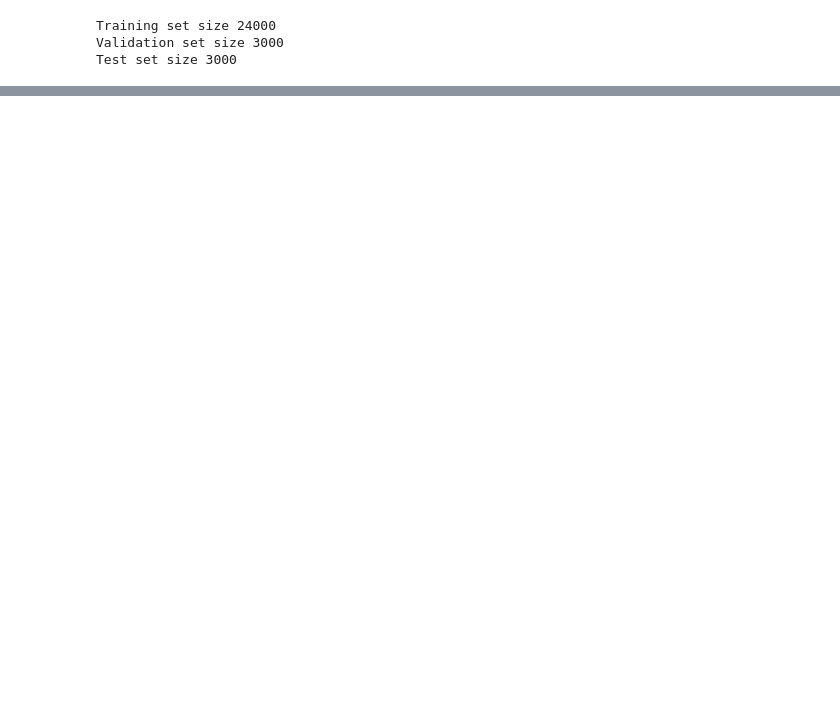
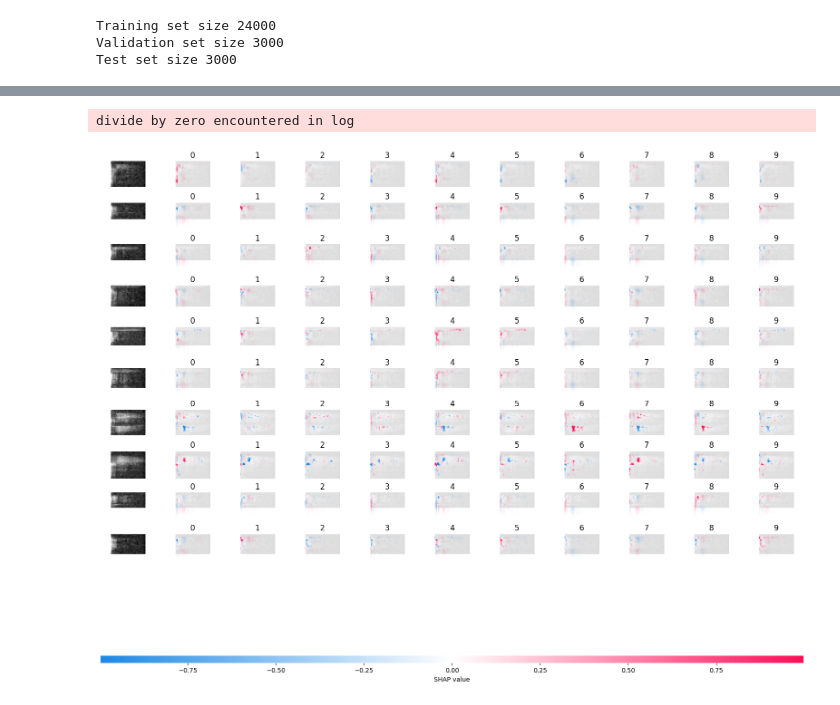
Before and after one commit to RocketFan/audio-mnist, a Jupyter notebook: train.ipynb, the cells around one changed output, grey strips where cells are left out. Drawn from its saved outputs; the diff is of its cells as text; code cells hidden in the pictures; blank space fills up the shorter version.

Commit message:
feat: add shap explenation

```diff
--- a/train.ipynb
+++ b/train.ipynb
@@ -246,3 +249,26 @@ plt.show()
 # %%
 model.save('saved_models/digits_model.keras')
 model.save_weights('saved_models/digits_model_weights.h5')
+# %%
+import shap
+import numpy as np
+
+# Load the SHAP explainer
+explainer = shap.DeepExplainer(model, test_audio[:300])
+
+# Choose a set of instances to explain for each number (0-9)
+shap_images = []
+for i in range(10):
+    idx = np.where(test_labels == i)[0][0]
+    shap_images.append(test_audio[idx])
+
+shap_images = np.array(shap_images)
+shap_values = explainer.shap_values(shap_images)
+shap_images = np.array([np.log(x) for x in shap_images])
+labels = np.tile(np.arange(10), (10, 1))
+
+# Plot the SHAP values
+shap.image_plot(shap_values, shap_images, labels=labels)
+# %% [output]
+divide by zero encountered in log
+[figure, added]
```
Also changed, not shown: parts of 13 cells of this notebook, 3 other files.
